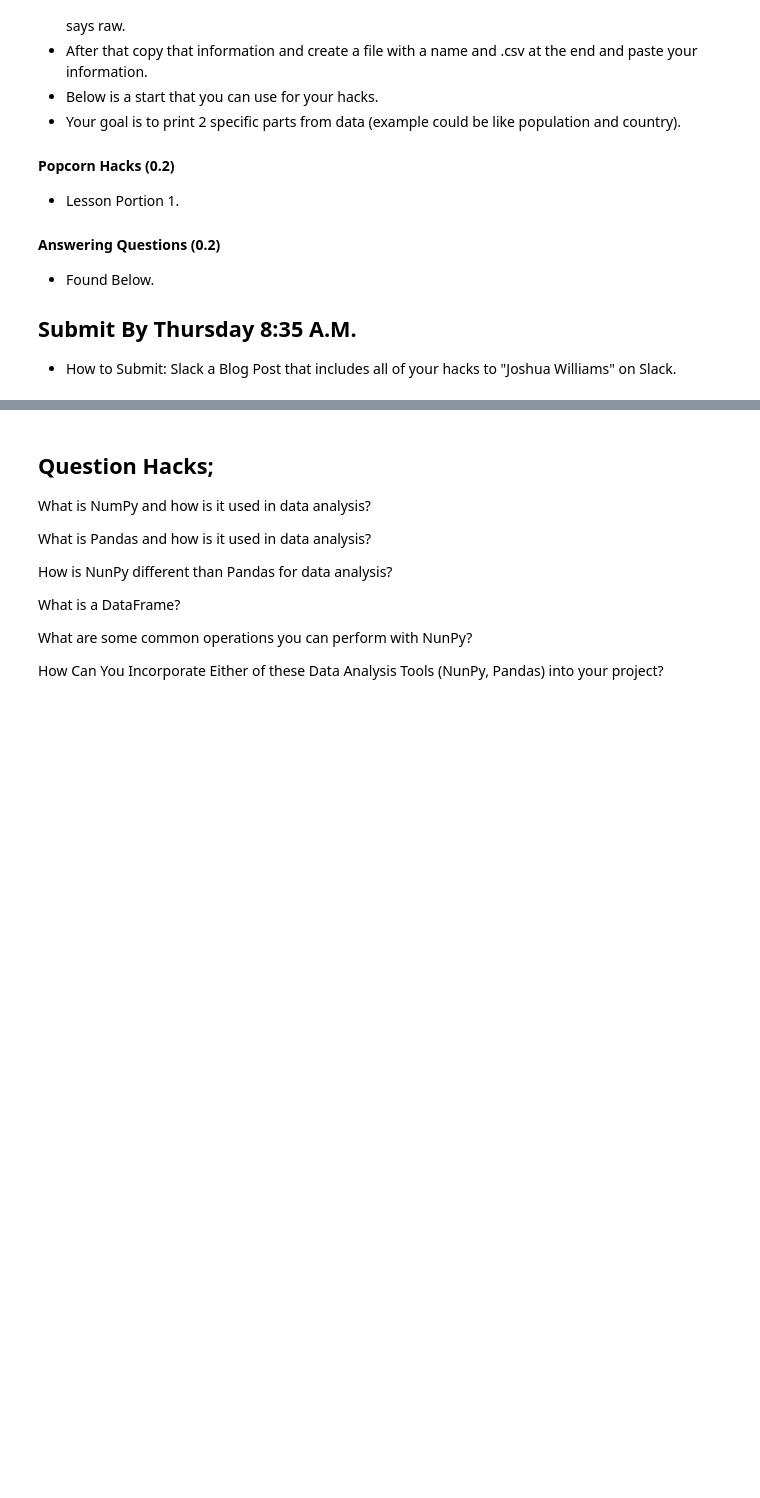
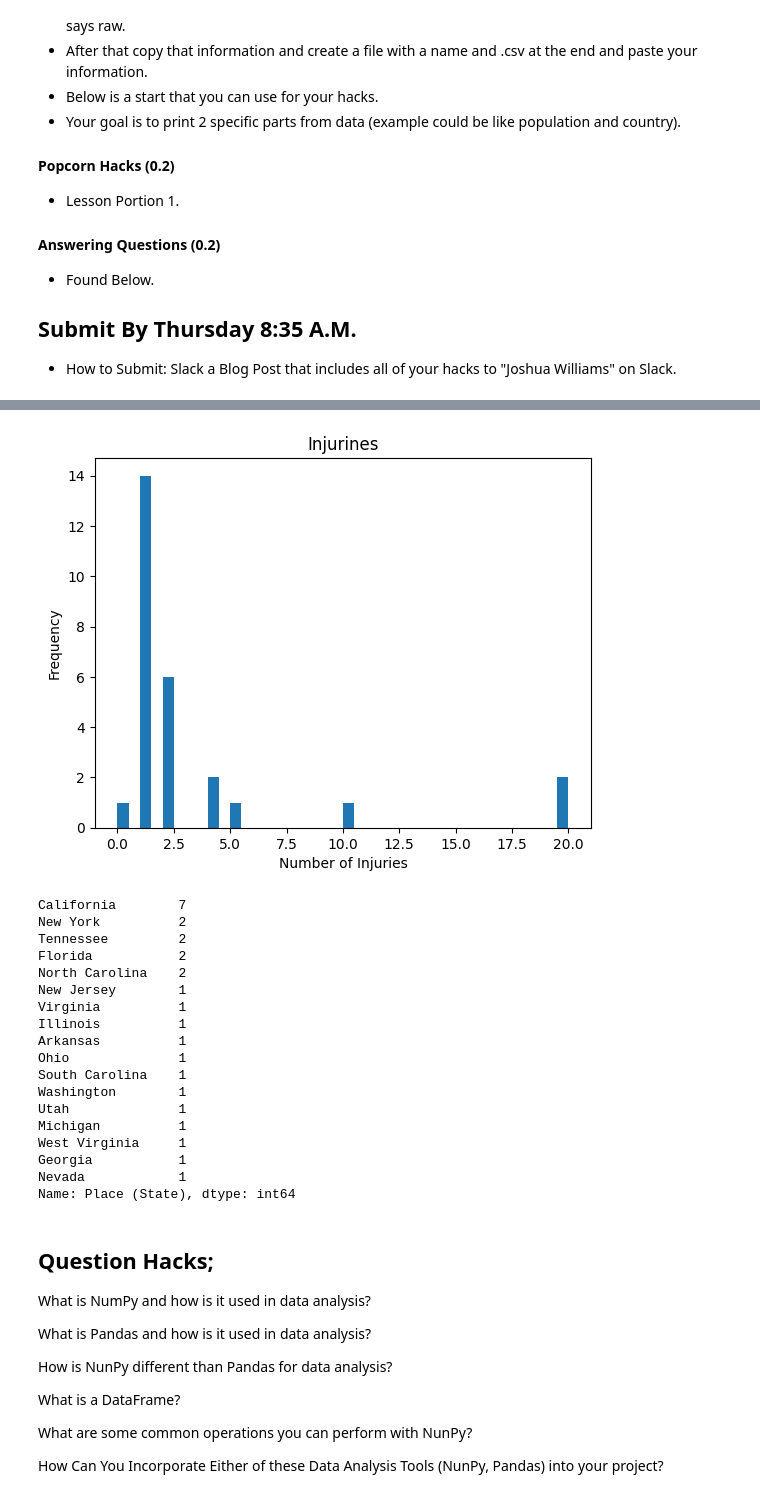
Before and after one commit to gwang1224/grace_csp, a Jupyter notebook: _notebooks/2023-04-25-tri3_lesson.ipynb, the cells around one changed output, grey strips where cells are left out. Drawn from its saved outputs; the diff is of its cells as text; code cells hidden in the pictures; blank space fills up the shorter version.

```diff
--- a/_notebooks/2023-04-19-tri3_lesson.ipynb
+++ b/_notebooks/2023-04-25-tri3_lesson.ipynb
@@ -328,7 +327,21 @@ One of our goals was to make you understand data analysis and how it can be impo
 - How to Submit: Slack a Blog Post that includes all of your hacks to "Joshua Williams" on Slack.
 # %%
 import pandas as pd
+import matplotlib.pyplot as plt
 # read the CSV file
-df = pd.read_csv("blank.csv")
+
+df = pd.read_csv("/Users/gracewang/vscode/repository_1/_notebooks/Incidents.csv")
 # display the data in a table
-print(df)
+print(df.head())
+
+plt.hist(df['Injuries'], bins=40)
+plt.title('Injurines')
+plt.xlabel('Number of Injuries')
+plt.ylabel('Frequency')
+plt.show()
+
+count = df['Place (State)'].value_counts()
+print(count)
+
+# print(df)
+# %% [output]
@@ -335,3 +365,22 @@ print(df)
+[figure, added]
+California        7
+New York          2
+Tennessee         2
+Florida           2
+North Carolina    2
+New Jersey        1
+Virginia          1
+Illinois          1
+Arkansas          1
+Ohio              1
+South Carolina    1
+Washington        1
+Utah              1
+Michigan          1
+West Virginia     1
+Georgia           1
+Nevada            1
+Name: Place (State), dtype: int64
 # %% [markdown]
 ## Question Hacks;
 
```
Also changed, not shown: parts of 3 cells of this notebook.
